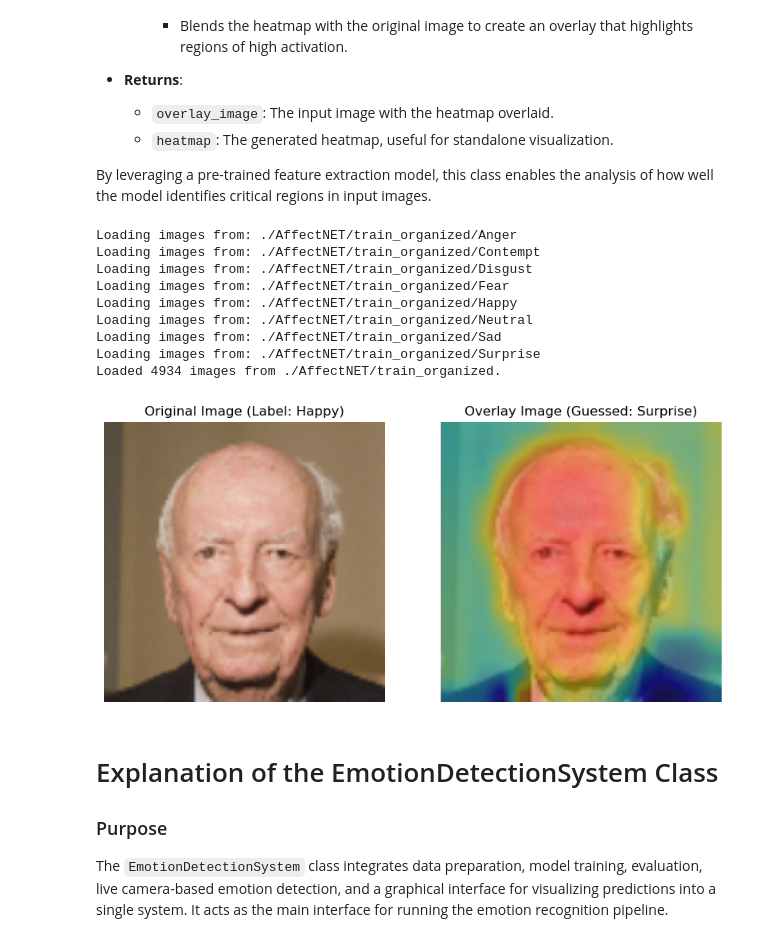
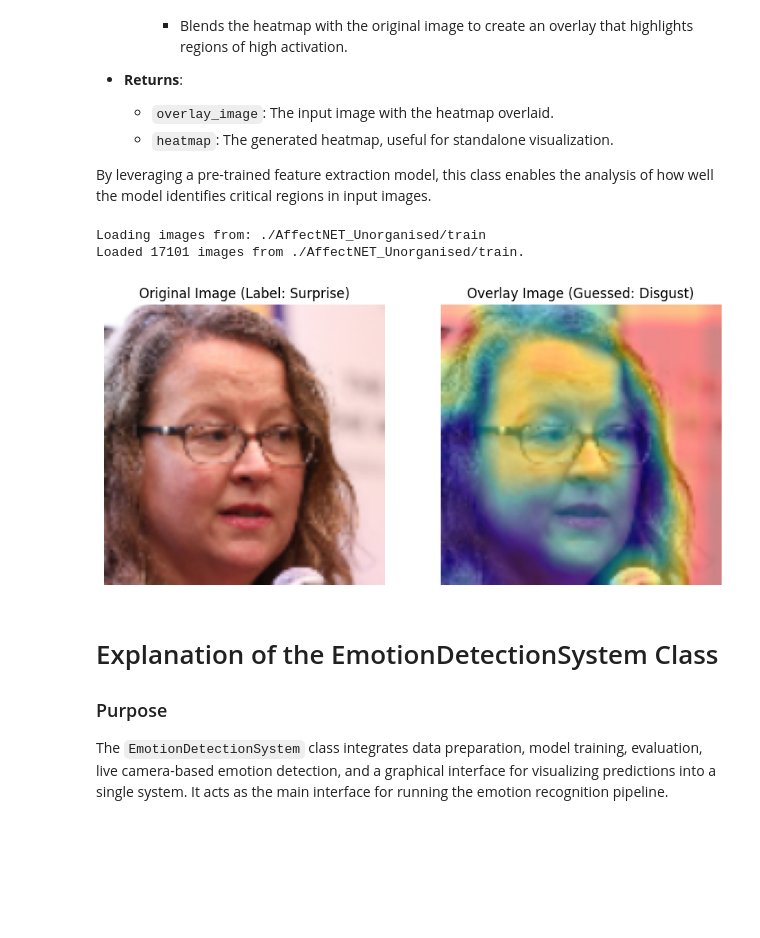
Before and after one commit to Ahmet-Toplu/emotion_recognition, a Jupyter notebook: emotion_recognition.ipynb, the cells around one changed output. Drawn from its saved outputs; the diff is of its cells as text; code cells hidden in the pictures; blank space fills up the shorter version.

```diff
--- a/emotion_recognition.ipynb
+++ b/emotion_recognition.ipynb
@@ -215,7 +215,7 @@ class DataProcessor:
         self.organised = ORGANISED
 
         # Automatically set paths for train, valid, and test
-        if ORGANISED:
+        if self.organised:
             self.train_path = os.path.join(dataset_path, "train_organised")
             self.valid_path = os.path.join(dataset_path, "valid_organised")
             self.test_path = os.path.join(dataset_path, "test_organised")
@@ -352,7 +352,7 @@ if __name__ == "__main__":
     EMOTIONS = ["Anger", "Contempt", "Disgust", "Fear", "Happy", "Neutral", "Sad", "Surprise"]
 
     print("Testing Organised Dataset:")
-    organised_path = "./AffectNET_Organised"
+    organised_path = "./AffectNET"
     processor = DataProcessor(organised_path, EMOTIONS, ORGANISED=True)
     processor.show_example(dataset="train")
 
@@ -734,8 +743,8 @@ if __name__ == "__main__":
     EMOTIONS = ["Anger", "Contempt", "Disgust", "Fear", "Happy", "Neutral", "Sad", "Surprise"]
 
     # Load a real image for testing
-    dataset_path = "./AffectNET/train_organised"
-    example_image_path = None
+    dataset_path = "./AffectNET_Unorganised/test"
+    example_image_path = "./AffectNET_Unorganised/test/images/ffhq_2.png"
 
     for emotion in EMOTIONS:
         emotion_path = os.path.join(dataset_path, emotion)
@@ -807,11 +816,12 @@ Visualizes the features extracted from an image by creating a heatmap overlay.
 By leveraging a pre-trained feature extraction model, this class enables the analysis of how well the model identifies critical regions in input images.
 # %%
 class EmotionDetectionSystem:
-    def __init__(self, train_path, valid_path, test_path, emotions, model_save_path):
-        self.data_processor = DataProcessor(train_path, valid_path, test_path, emotions)
+    def __init__(self, dataset_path, emotions, model_save_path):
+        self.dataset_path = dataset_path
+        self.data_processor = DataProcessor(dataset_path, emotions, ORGANISED=False)
         self.emotion_cnn = EmotionCNN(emotions)
         self.model_save_path = model_save_path
-        self.dataset, self.labels = self.data_processor.load_affectnet_unorganised_dataset(train_path)
+        self.dataset, self.labels = self.data_processor.load_affectnet_unorganised_dataset(dataset_path + "/train")
 
         # Ensure the feature extractor is built
         if self.emotion_cnn.feature_extractor is None:
@@ -960,52 +970,43 @@ class EmotionDetectionSystem:
 # %%
 # Test Function for EmotionDetectionSystem
 if __name__ == "__main__":
-    TRAIN_PATH = "./AffectNET/train_organised"
-    VALID_PATH = "./AffectNET/valid_organised"
-    TEST_PATH = "./AffectNET/test_organised"
+    dataset_path = "./AffectNET_Unorganised"
     EMOTIONS = ["Anger", "Contempt", "Disgust", "Fear", "Happy", "Neutral", "Sad", "Surprise"]
     MODEL_SAVE_PATH = "emotion_recognition_model.h5"
 
-    system = EmotionDetectionSystem(TRAIN_PATH, VALID_PATH, TEST_PATH, EMOTIONS, MODEL_SAVE_PATH)
+    system = EmotionDetectionSystem(dataset_path, EMOTIONS, MODEL_SAVE_PATH)
 
     # Ensure feature extractor and classifier are initialized
     if system.emotion_cnn.combined_model is None:
         system.emotion_cnn.build_combined_model()
 
     # Show an example image and its overlay with predictions
     random_idx = random.randint(0, len(system.dataset) - 1)
     example_image = system.dataset[random_idx]
     label = system.data_processor.emotions[system.labels[random_idx]]
 
     # Get prediction and overlay
     prediction = system.emotion_cnn.combined_model.predict(np.expand_dims(example_image, axis=0), verbose=0)
     guessed_emotion = system.data_processor.emotions[np.argmax(prediction)]
     overlay_image, _ = FeatureExtraction.visualize_features(example_image, system.emotion_cnn.feature_extractor)
 
     # Display the results
     plt.figure(figsize=(10, 5))
     plt.subplot(1, 2, 1)
     plt.imshow((example_image * 255).astype(np.uint8))
     plt.title(f"Original Image (Label: {label})")
     plt.axis("off")
 
     plt.subplot(1, 2, 2)
     plt.imshow(overlay_image)
     plt.title(f"Overlay Image (Guessed: {guessed_emotion})")
     plt.axis("off")
 
     plt.show()
 # %% [output]
-Loading images from: ./AffectNET/train_organized/Anger
-Loading images from: ./AffectNET/train_organized/Contempt
-Loading images from: ./AffectNET/train_organized/Disgust
-Loading images from: ./AffectNET/train_organized/Fear
-Loading images from: ./AffectNET/train_organized/Happy
-Loading images from: ./AffectNET/train_organized/Neutral
-Loading images from: ./AffectNET/train_organized/Sad
-Loading images from: ./AffectNET/train_organized/Surprise
-Loaded 4934 images from ./AffectNET/train_organized.
+Loading images from: ./AffectNET_Unorganised/train
+Loaded 17101 images from ./AffectNET_Unorganised/train.
-[figure, old version]
+[figure, new version]
 # %% [markdown]
 # Explanation of the EmotionDetectionSystem Class
 
```
Also changed, not shown: parts of 5 cells of this notebook, 1 other file.
